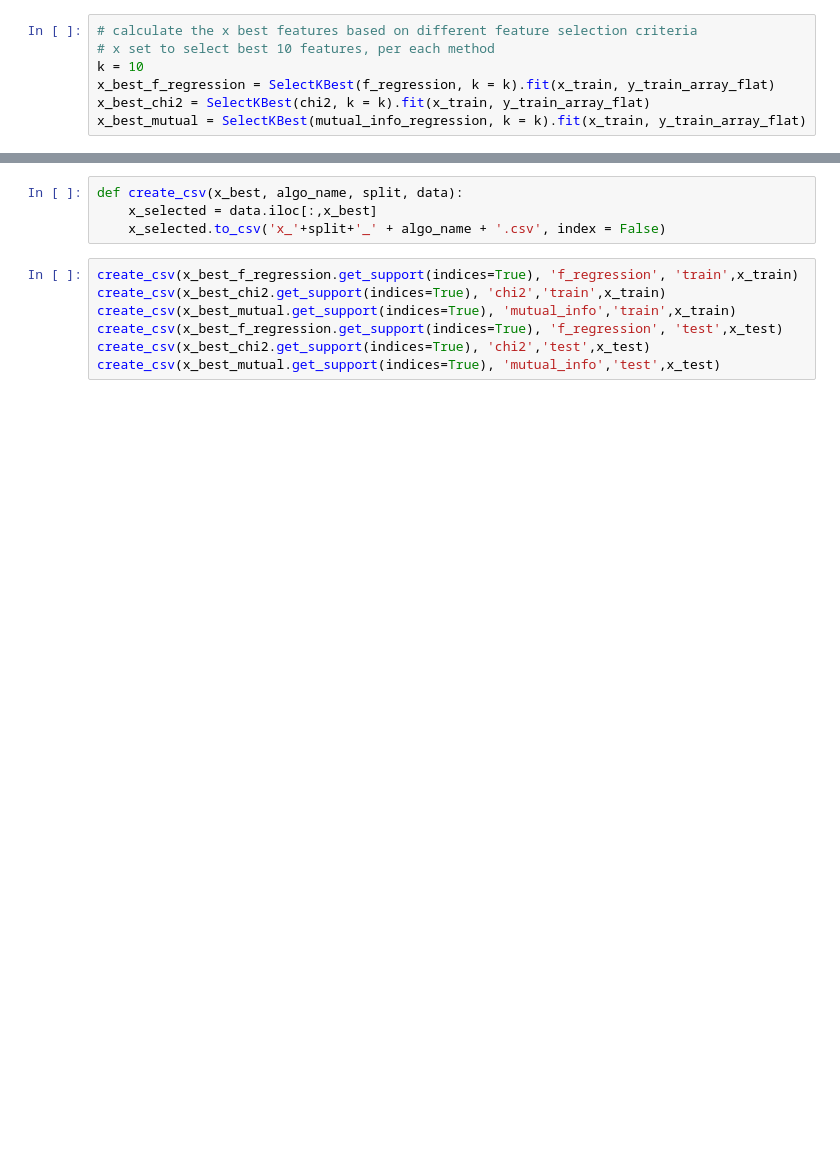
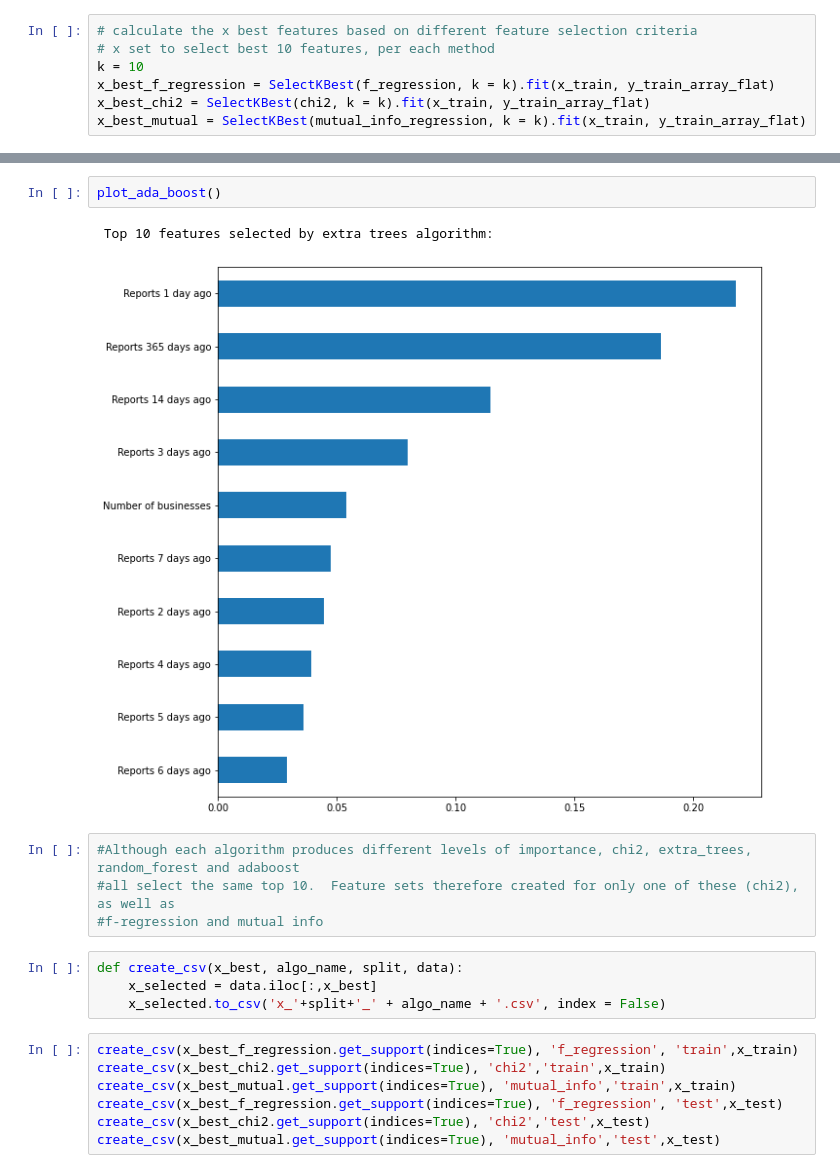
Before and after one commit to CBProgramming/CrimePrediction, a Jupyter notebook: 09 - Feature Selection Algorithm Result Analysis.ipynb, the cells around one changed output, grey strips where cells are left out. Cells and saved outputs as stored; diff of their text form; blank space fills up the shorter version.

```diff
--- a/09 - Feature Selection Algorithm Result Analysis.ipynb
+++ b/09 - Feature Selection Algorithm Result Analysis.ipynb
@@ -84,3 +143,12 @@ plot_extra_trees()
+# %%
+plot_ada_boost()
+# %% [output]
+ Top 10 features selected by extra trees algorithm:
+[figure, added]
+# %%
+#Although each algorithm produces different levels of importance, chi2, extra_trees, random_forest and adaboost
+#all select the same top 10.  Feature sets therefore created for only one of these (chi2), as well as
+#f-regression and mutual info
 # %%
 def create_csv(x_best, algo_name, split, data):
     x_selected = data.iloc[:,x_best]
```
Also changed, not shown: parts of 22 cells of this notebook, 4 other files.
